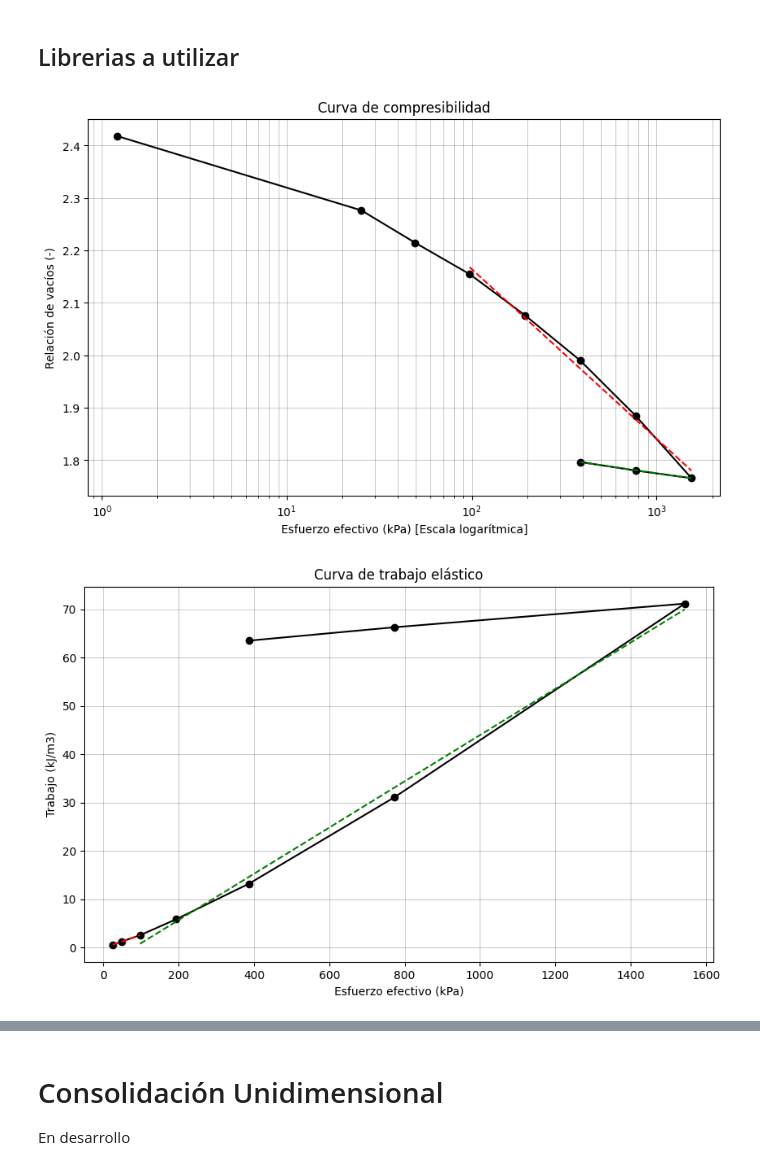
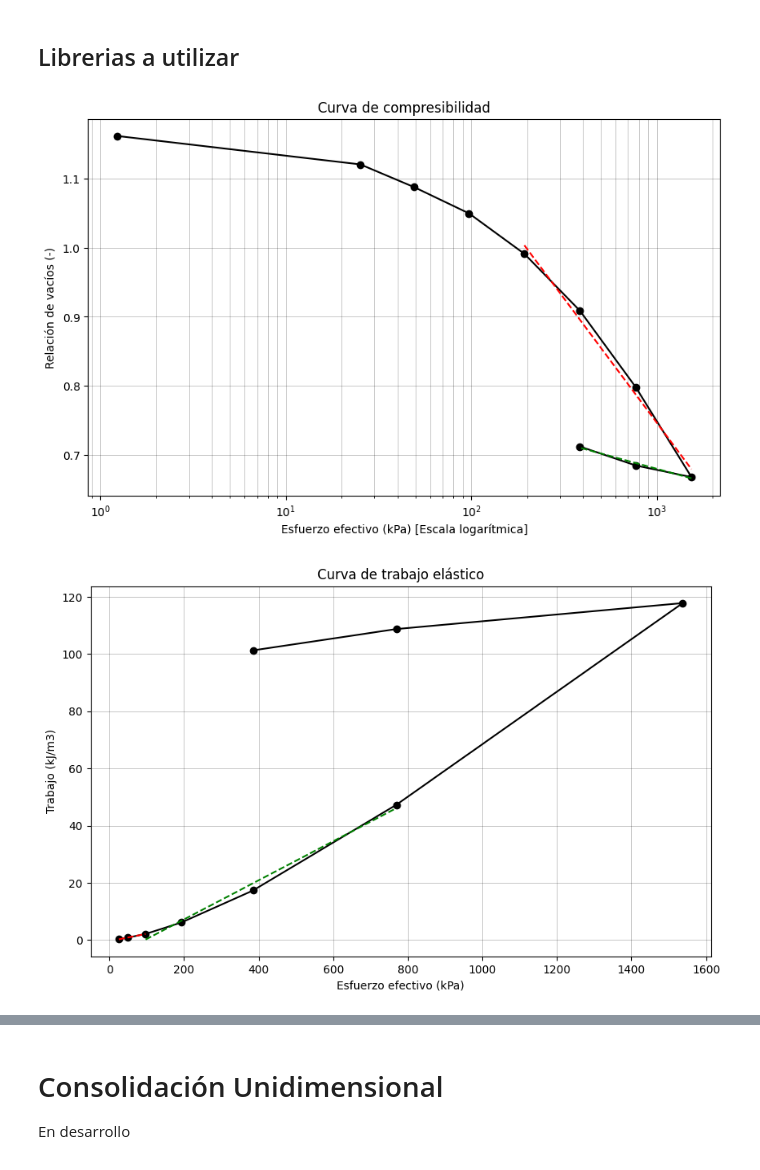
Before and after one commit to JuaArr/UNAL_Consolidacion, a Jupyter notebook: tmp/Consolidacion.ipynb, the cells around one changed output, grey strips where cells are left out. Cells and saved outputs as stored; diff of their text form; code cells hidden in the pictures.

```diff
--- a/tmp/Consolidacion.ipynb
+++ b/tmp/Consolidacion.ipynb
@@ -19,7 +19,7 @@ from matplotlib import pyplot as plt
 # %%
 import json
 
-file_name = "data_S3M24.json"
+file_name = "data_S4M4.json"
 name = os.path.splitext(file_name)[0].split("_")[1]
 
 with open(file_name) as data:
@@ -71,8 +71,8 @@ compressibility_data.iloc[:, 4] = e_o - compressibility_data.iloc[:, 3] * (1 + e
 # %%
 log_linear = lambda x, a, b: a * np.log10(x) + b
 
-X1 = compressibility_data.iloc[3:8, 1].astype(float)
-Y1 = compressibility_data.iloc[3:8, 4].astype(float)
+X1 = compressibility_data.iloc[4:8, 1].astype(float)
+Y1 = compressibility_data.iloc[4:8, 4].astype(float)
 X2 = compressibility_data.iloc[7:11, 1].astype(float)
 Y2 = compressibility_data.iloc[7:11, 4].astype(float)
 
@@ -96,7 +96,7 @@ ax.set_xscale("log")
 
 plt.savefig(name + "_compresibilidad.png", dpi = 300)
 # %% [output]
-[figure, old version]
+[figure, new version]
 # %%
 work_data = pd.DataFrame(index = range(compressibility_data.shape[0]),
                          columns = ["Esf. efec. (kPa)", "Def. vertical (-)",
@@ -110,37 +110,37 @@ linear = lambda x, m, b: m*x + b
 
 X1 = work_data.iloc[1:4, 0]
 Y1 = work_data.iloc[1:4, 3]
-X2 = work_data.iloc[3:8, 0]
-Y2 = work_data.iloc[3:8, 3]
+X2 = work_data.iloc[3:7, 0]
+Y2 = work_data.iloc[3:7, 3]
 
 popt1, pcov1 = opt.curve_fit(linear, X1, Y1)
 popt2, pcov2 = opt.curve_fit(linear, X2, Y2)
 
 f1 = lambda x: linear(x, *popt1)
 f2 = lambda x: linear(x, *popt2)
 h = lambda x: f1(x) - f2(x)
 
 pre_stress = opt.newton(h, 1)
 
 fig3, ax3 = plt.subplots(figsize = (10, 6))
 
 ax3.plot(work_data.iloc[:, 0], work_data.iloc[:, 3], "ko-")
 # ax3.plot(work_data.iloc[:, 0], f1(work_data.iloc[:, 0]), "r--")
 ax3.plot(X1, f1(X1), "r--")
 # ax3.plot(work_data.iloc[:, 0], f2(work_data.iloc[:, 0]), "g--")
 ax3.plot(X2, f2(X2), "g--")
 ax3.set_title("Curva de trabajo elástico")
 ax3.set_xlabel("Esfuerzo efectivo (kPa)")
 ax3.set_ylabel("Trabajo (kJ/m3)")
 
 ax3.grid(True, color = 'k', which = "both", alpha = 0.3, linestyle = '-', linewidth = 0.5)
 # ax3.set_xlim([0, 200])
 # ax3.set_ylim([0, 25])
 # plt.close()
 
 plt.savefig(name + "_trabajo.png", dpi = 300)
 # %% [output]
-[figure, old version]
+[figure, new version]
 # %%
 print(f"El esfuerzo efectivo de consolidación fue de {pre_stress} kPa")
 print(f"El Cc es {popt_Cc[0]}")
```
Also changed, not shown: parts of 1 cell of this notebook, 55 other files.
